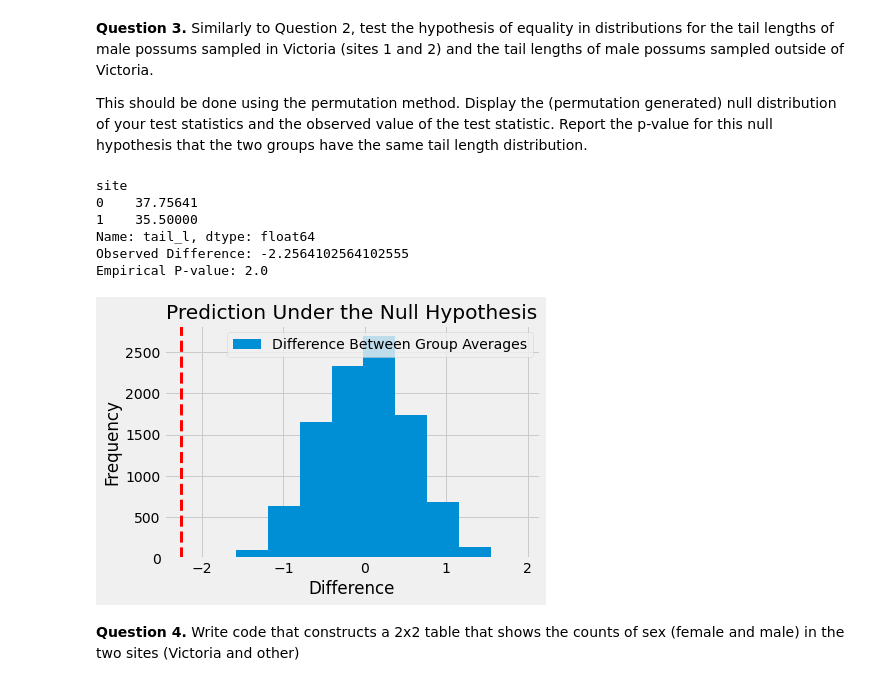
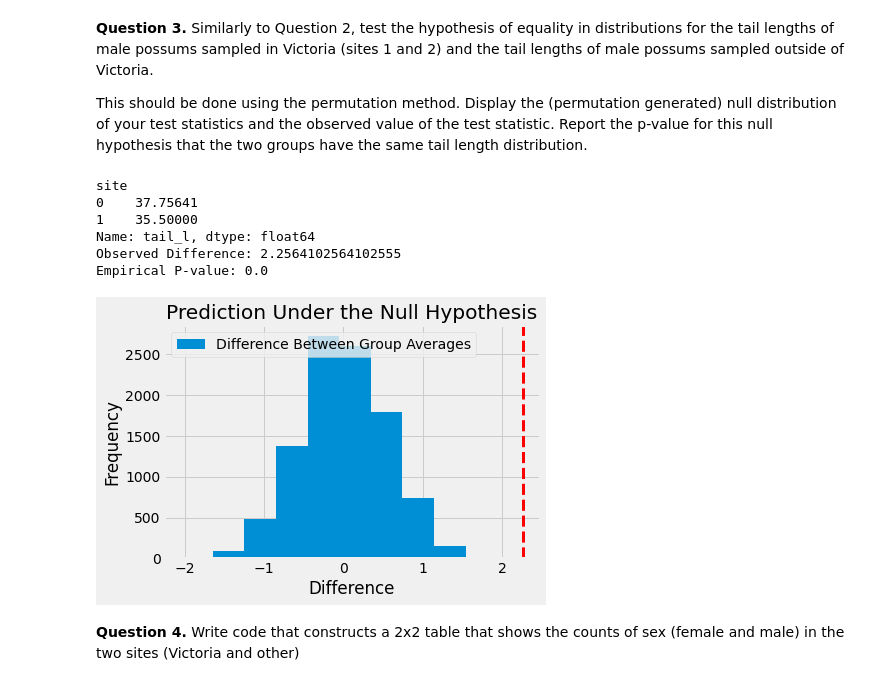
Before and after one commit to AAWorks/ds-1, a Jupyter notebook: hw7/homework07_Autumn23.ipynb, the cells around one changed output. Drawn from its saved outputs; the diff is of its cells as text; code cells hidden in the pictures.

```diff
--- a/hw7/homework07_Autumn23.ipynb
+++ b/hw7/homework07_Autumn23.ipynb
@@ -117,36 +117,36 @@ This should be done using the permutation method. Display the (permutation gener
 # %%
 # code here
 differences = np.array([])
 
 for i in np.arange(10_000):
     shuffled_weights = p_df.loc[p_df.sex == "m"].sample(frac=1, replace = False).tail_l.values
     shuffled_df=pd.DataFrame({"Shuffled Weights": shuffled_weights, "Site": p_df.loc[p_df.sex == "m"].site})
     shuffled_df.Site = np.where((shuffled_df.Site == 2) | (shuffled_df.Site == 1), 1,0)
     smeans_df=shuffled_df.groupby('Site').mean()
-    new_diff=smeans_df.iloc[1]-smeans_df.iloc[0]
+    new_diff=smeans_df.iloc[0]-smeans_df.iloc[1]
     differences = np.append(differences, new_diff)
 
 df = p_df.loc[p_df.sex == "m"][["tail_l", "site"]]
 df.site = np.where((df.site == 2) | (df.site == 1), 1,0)
 observed_means = df.groupby('site').mean()["tail_l"]
 print(observed_means)
-observed_difference = observed_means[1] - observed_means[0]
+observed_difference = observed_means[0] - observed_means[1]
 empirical_P = (np.count_nonzero(differences >= observed_difference) + np.count_nonzero(differences <= -observed_difference)) / 10000
 
 pd.DataFrame({'Difference Between Group Averages': differences}).plot.hist()
 plt.axvline(x=observed_difference, color='red', linestyle='dashed', linewidth='3')
 plt.title('Prediction Under the Null Hypothesis')
 plt.xlabel("Difference")
 print('Observed Difference:', observed_difference)
 print('Empirical P-value:', empirical_P)
 # %% [output]
 site
 0    37.75641
 1    35.50000
 Name: tail_l, dtype: float64
-Observed Difference: -2.2564102564102555
-Empirical P-value: 2.0
+Observed Difference: 2.2564102564102555
+Empirical P-value: 0.0
-[figure, old version]
+[figure, new version]
 # %% [markdown]
 **Question 4.** Write code that constructs a 2x2 table that shows the counts of sex (female and male) in the two sites (Victoria and other)
 # %%
```
Also changed, not shown: parts of 1 cell of this notebook.
